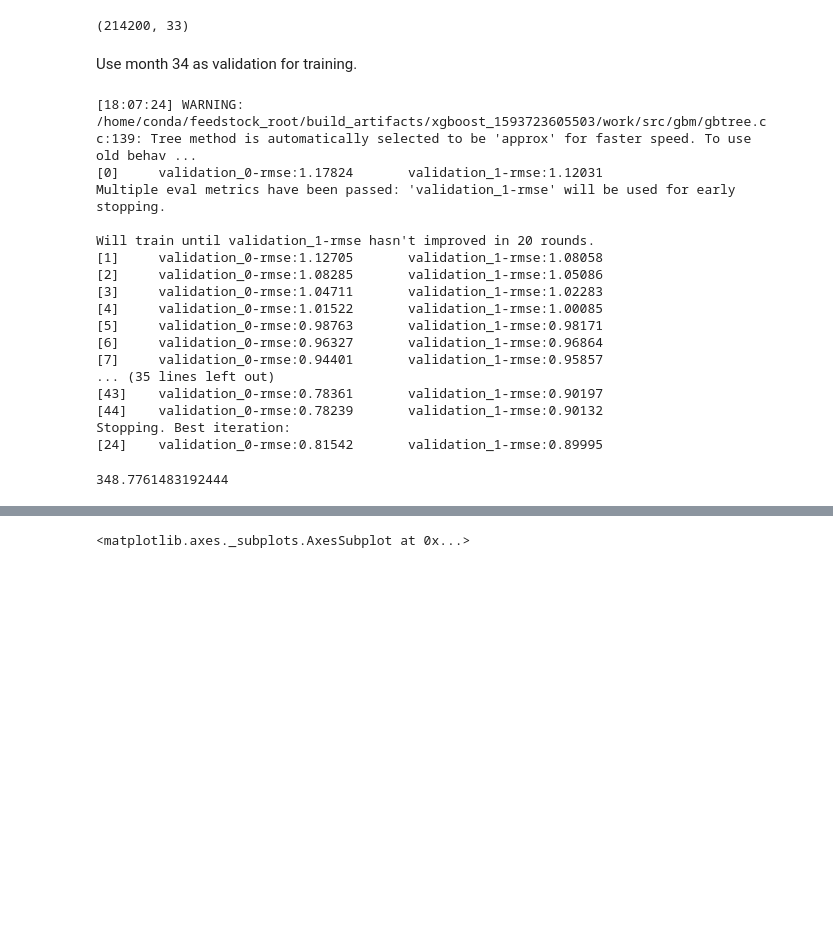
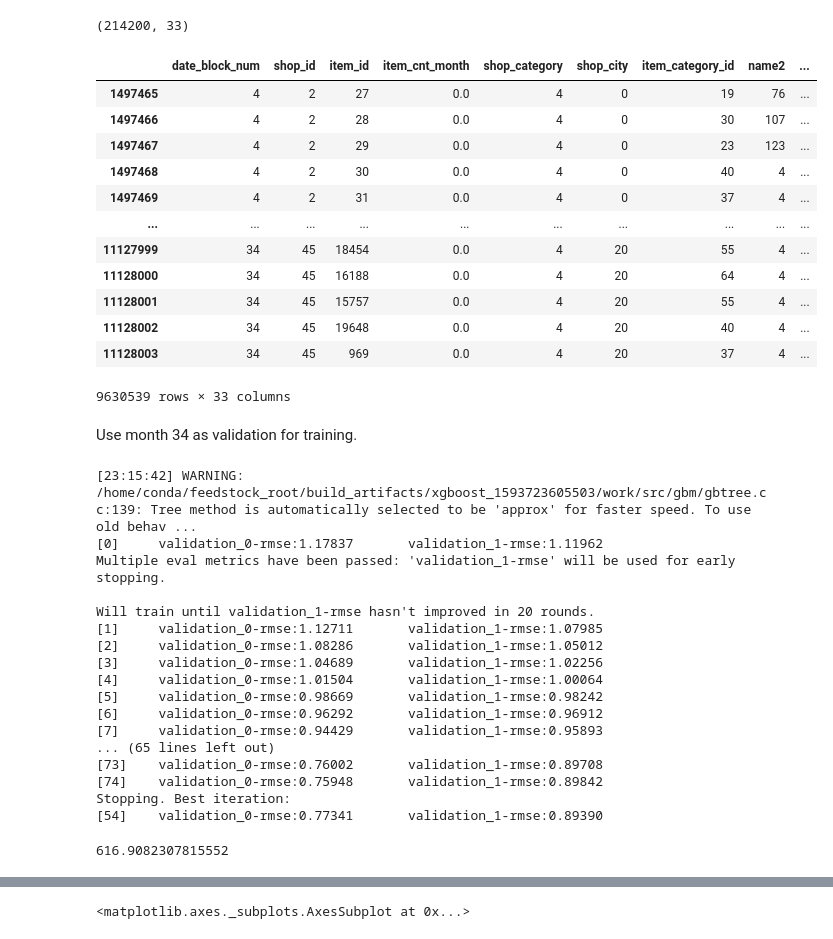
Before and after one commit to JaeHeee/AIFFEL_Merona, a Jupyter notebook: JH/future-sales-3.ipynb, the cells around one changed output, grey strips where cells are left out. Saved outputs shown, nothing was run; the diff lists cells and outputs as text; code cells hidden in the pictures; blank space fills up the shorter version.

```diff
--- a/JH/future-sales-3.ipynb
+++ b/JH/future-sales-3.ipynb
@@ -502,3 +504,16 @@ del matrix
 gc.collect()
 # %% [output]
 40
+# %%
+data = pd.read_pickle('feature3.pkl')
+# %%
+def fill_na(df):
+    for col in df.columns:
+        if ('_lag_' in col) & (df[col].isnull().any()):
+            if ('item_cnt' in col):
+                df[col].fillna(0, inplace=True)
+            elif ('revenue' in col):
+                df[col].fillna(0, inplace=True)
+    return df
+# %%
+data = fill_na(data)
@@ -506,6 +541,22 @@ gc.collect()
 data[data["date_block_num"]==34].shape
 # %% [output]
 (214200, 33)
+# %%
+data
+# %% [output]
+|  | date_block_num | shop_id | item_id | item_cnt_month | shop_category | shop_city | item_category_id | name2 | ... |
+| 1497465 | 4 | 2 | 27 | 0.0 | 4 | 0 | 19 | 76 | ... |
+| 1497466 | 4 | 2 | 28 | 0.0 | 4 | 0 | 30 | 107 | ... |
+| 1497467 | 4 | 2 | 29 | 0.0 | 4 | 0 | 23 | 123 | ... |
+| 1497468 | 4 | 2 | 30 | 0.0 | 4 | 0 | 40 | 4 | ... |
+| 1497469 | 4 | 2 | 31 | 0.0 | 4 | 0 | 37 | 4 | ... |
+| ... | ... | ... | ... | ... | ... | ... | ... | ... | ... |
+| 11127999 | 34 | 45 | 18454 | 0.0 | 4 | 20 | 55 | 4 | ... |
+| 11128000 | 34 | 45 | 16188 | 0.0 | 4 | 20 | 64 | 4 | ... |
+| 11128001 | 34 | 45 | 15757 | 0.0 | 4 | 20 | 55 | 4 | ... |
+| 11128002 | 34 | 45 | 19648 | 0.0 | 4 | 20 | 40 | 4 | ... |
+| 11128003 | 34 | 45 | 969 | 0.0 | 4 | 20 | 37 | 4 | ... |
+9630539 rows × 33 columns
 # %% [markdown]
 Use month 34 as validation for training.
 # %%
@@ -543,21 +594,21 @@ model.fit(
 
 time.time() - ts
 # %% [output]
-[18:07:24] WARNING: /home/conda/feedstock_root/build_artifacts/xgboost_1593723605503/work/src/gbm/gbtree.cc:139: Tree method is automatically selected to be 'approx' for faster speed. To use old behav ...
-[0]     validation_0-rmse:1.17824       validation_1-rmse:1.12031
+[23:15:42] WARNING: /home/conda/feedstock_root/build_artifacts/xgboost_1593723605503/work/src/gbm/gbtree.cc:139: Tree method is automatically selected to be 'approx' for faster speed. To use old behav ...
+[0]     validation_0-rmse:1.17837       validation_1-rmse:1.11962
 Multiple eval metrics have been passed: 'validation_1-rmse' will be used for early stopping.
 
 Will train until validation_1-rmse hasn't improved in 20 rounds.
-[1]     validation_0-rmse:1.12705       validation_1-rmse:1.08058
-[2]     validation_0-rmse:1.08285       validation_1-rmse:1.05086
-[3]     validation_0-rmse:1.04711       validation_1-rmse:1.02283
-[4]     validation_0-rmse:1.01522       validation_1-rmse:1.00085
-[5]     validation_0-rmse:0.98763       validation_1-rmse:0.98171
-[6]     validation_0-rmse:0.96327       validation_1-rmse:0.96864
-[7]     validation_0-rmse:0.94401       validation_1-rmse:0.95857
-... (35 lines left out)
-[43]    validation_0-rmse:0.78361       validation_1-rmse:0.90197
-[44]    validation_0-rmse:0.78239       validation_1-rmse:0.90132
+[1]     validation_0-rmse:1.12711       validation_1-rmse:1.07985
+[2]     validation_0-rmse:1.08286       validation_1-rmse:1.05012
+[3]     validation_0-rmse:1.04689       validation_1-rmse:1.02256
+[4]     validation_0-rmse:1.01504       validation_1-rmse:1.00064
+[5]     validation_0-rmse:0.98669       validation_1-rmse:0.98242
+[6]     validation_0-rmse:0.96292       validation_1-rmse:0.96912
+[7]     validation_0-rmse:0.94429       validation_1-rmse:0.95893
+... (65 lines left out)
+[73]    validation_0-rmse:0.76002       validation_1-rmse:0.89708
+[74]    validation_0-rmse:0.75948       validation_1-rmse:0.89842
 Stopping. Best iteration:
-[24]    validation_0-rmse:0.81542       validation_1-rmse:0.89995
+[54]    validation_0-rmse:0.77341       validation_1-rmse:0.89390
-348.7761483192444
+616.9082307815552
```
Also changed, not shown: parts of 29 cells of this notebook, 1 other file.
